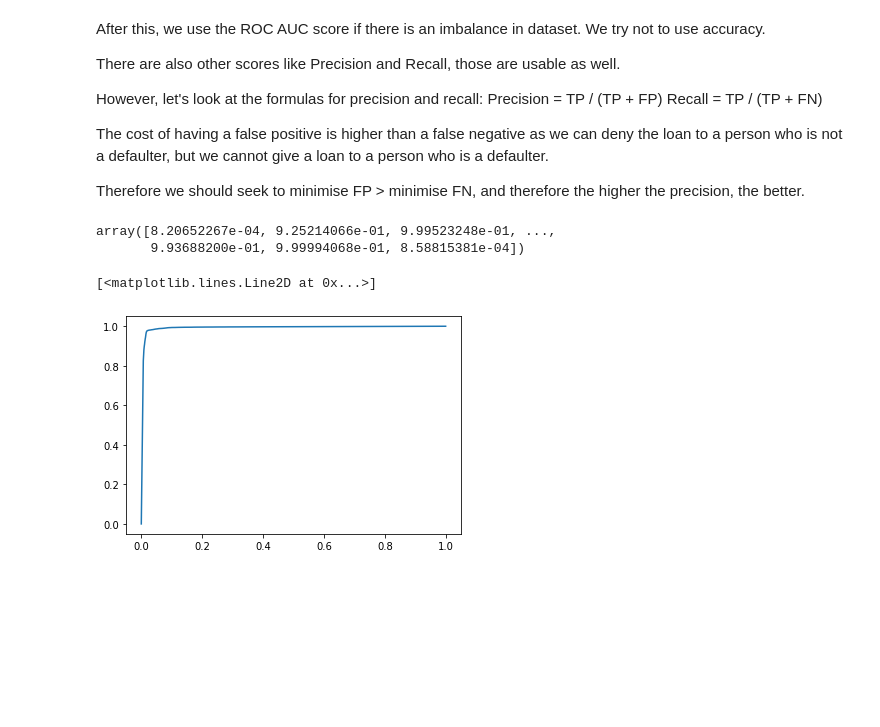
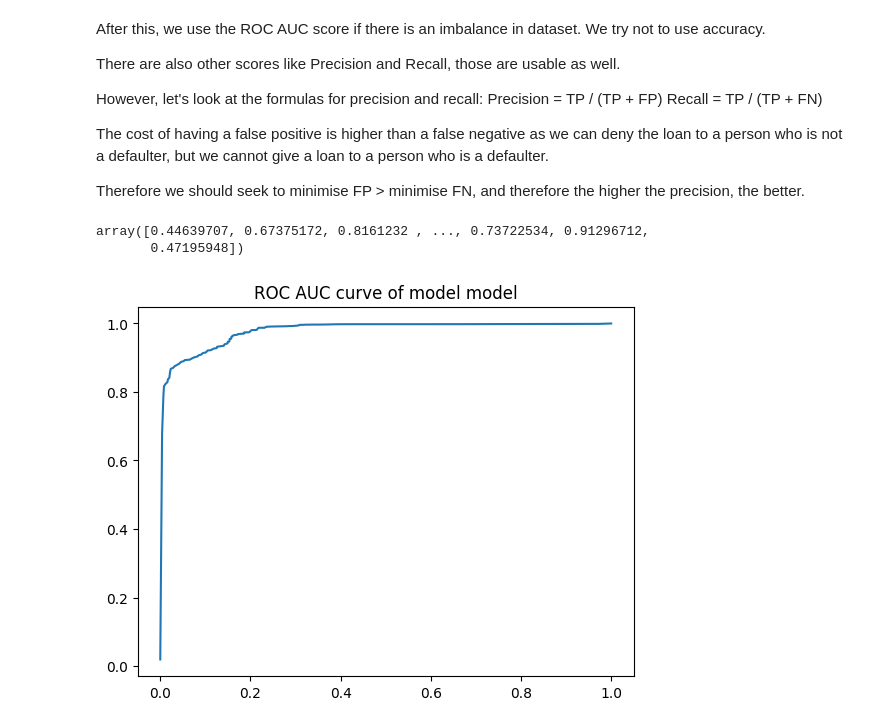
Before and after one commit to kwangyy/credit-card-approval, a Jupyter notebook: train.ipynb, the cells around one changed output. Cells and saved outputs as stored; diff of their text form; code cells hidden in the pictures; blank space fills up the shorter version.

Commit message:
figured stuff out.

```diff
--- a/train.ipynb
+++ b/train.ipynb
@@ -11,7 +11,7 @@ After that, we can use the elbow method to find the best k value for the dataset
 
 After that, we manually analyse the data and from there we are able to then further group the data into two groups.
 # %%
-app = pd.read_csv("application_with_outcome.csv", index_col='Unnamed: 0')
+app = pd.read_csv("application_with_clusters.csv", index_col='Unnamed: 0')
 
 # Check if the data is balanced or not, if it is not we will have to do something to it
 app['outcome'].value_counts()
@@ -120,46 +121,42 @@ import matplotlib.pyplot as plt
 import numpy as np
 # Insert your model here
 #model = None
-model = log_reg
-
-y_pred = model.predict_proba(X_test)[:, 1]
-y_pred
 # %% [output]
-array([8.20652267e-04, 9.25214066e-01, 9.99523248e-01, ...,
-       9.93688200e-01, 9.99994068e-01, 8.58815381e-04])
+array([0.44639707, 0.67375172, 0.8161232 , ..., 0.73722534, 0.91296712,
+       0.47195948])
 # %%
-thresholds = np.linspace(0,1,101)
+def graphing(X_test, model, name = 'model'):
 
-scores = []
+    y_pred = model.predict_proba(X_test)[:, 1]
+    thresholds = np.linspace(0,1,101)
 
-for t in thresholds:
-    actual_positive = (y_test == 1)
-    actual_negative = (y_test == 0)
+    scores = []
 
-    pred_positive = (y_pred >= t)
-    pred_negative = (y_pred < t)
+    for t in thresholds:
+        actual_positive = (y_test == 1)
+        actual_negative = (y_test == 0)
 
-    tp = (actual_positive & pred_positive).sum()
-    tn = (actual_negative & pred_negative).sum()
-    fp = (pred_positive & actual_negative).sum()
-    fn = (pred_negative & actual_positive).sum()
+        pred_positive = (y_pred >= t)
+        pred_negative = (y_pred < t)
 
-    scores.append((t, tp, fp, fn, tn))
+        tp = (actual_positive & pred_positive).sum()
+        tn = (actual_negative & pred_negative).sum()
+        fp = (pred_positive & actual_negative).sum()
+        fn = (pred_negative & actual_positive).sum()
 
-columns = ['threshold', 'tp', 'fp', 'fn', 'tn']
-scores_data = pd.DataFrame(scores, columns = columns)
+        scores.append((t, tp, fp, fn, tn))
+
+    columns = ['threshold', 'tp', 'fp', 'fn', 'tn']
+    scores_data = pd.DataFrame(scores, columns = columns)
+    scores_data['tpr'] = scores_data.tp / (scores_data.tp + scores_data.fn)
+    scores_data['fpr'] = scores_data.fp / (scores_data.fp + scores_data.tn)
+
+    plt.plot(scores_data.fpr, scores_data.tpr, label='Model')
+    plt.title("ROC AUC curve of model " + name)
+
+graphing(X_test, XG_boost)
+# %% [output]
+[figure, added]
-# %%
-scores_data['tpr'] = scores_data.tp / (scores_data.tp + scores_data.fn)
-scores_data['fpr'] = scores_data.fp / (scores_data.fp + scores_data.tn)
-
-plt.plot(scores_data.fpr, scores_data.tpr, label='Model')
-
-# plt.plot(scores_data.threshold, scores_data.tpr, label = 'tpr')
-# plt.plot(scores_data.threshold, scores_data.fpr, label = 'fpr')
-# plt.legend()
-# %% [output]
-[<matplotlib.lines.Line2D at 0x...>]
-[figure, removed]
 # %%
 # Make conclusions on the graph pls
 
```
Also changed, not shown: parts of 5 cells of this notebook, 4 other files.
